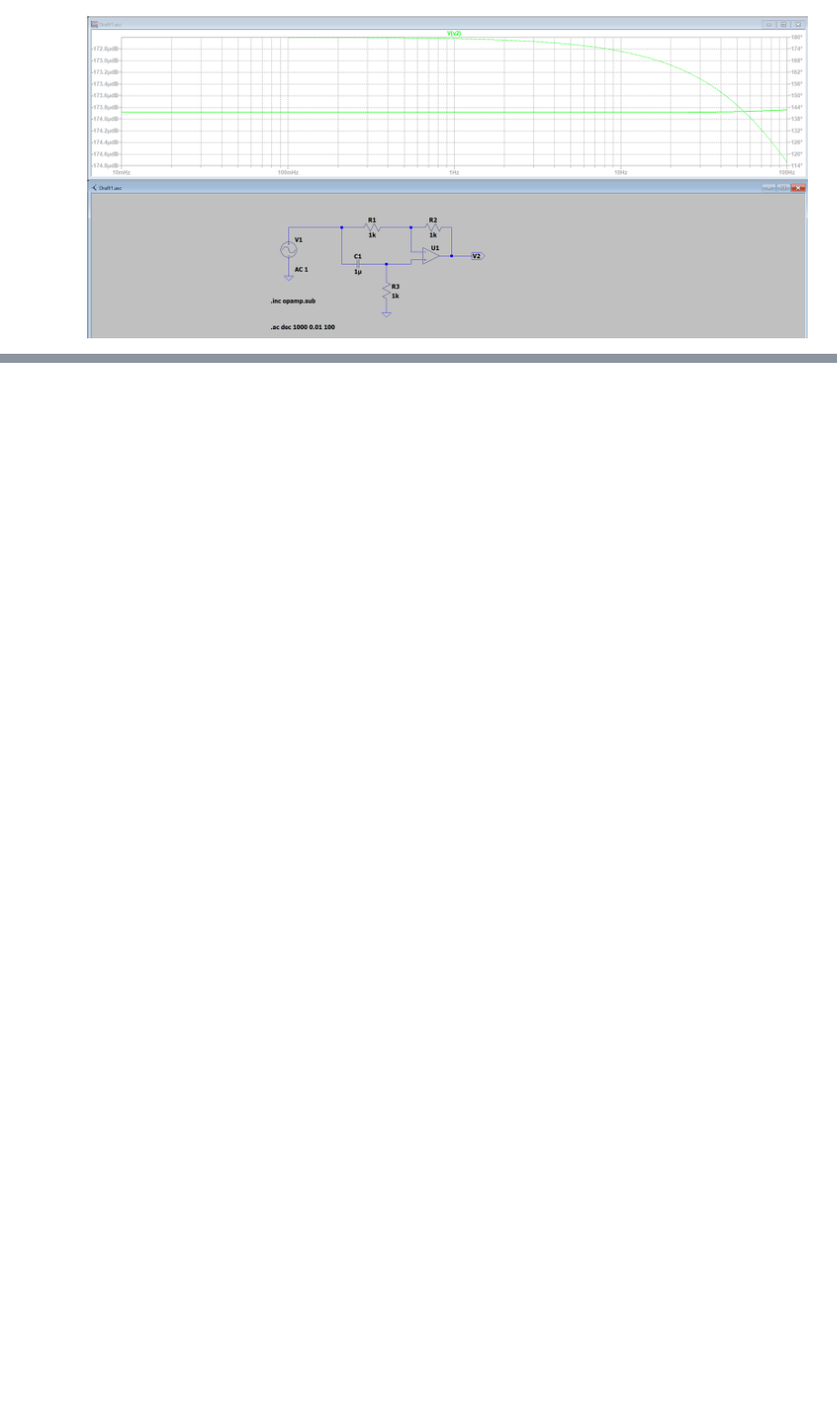
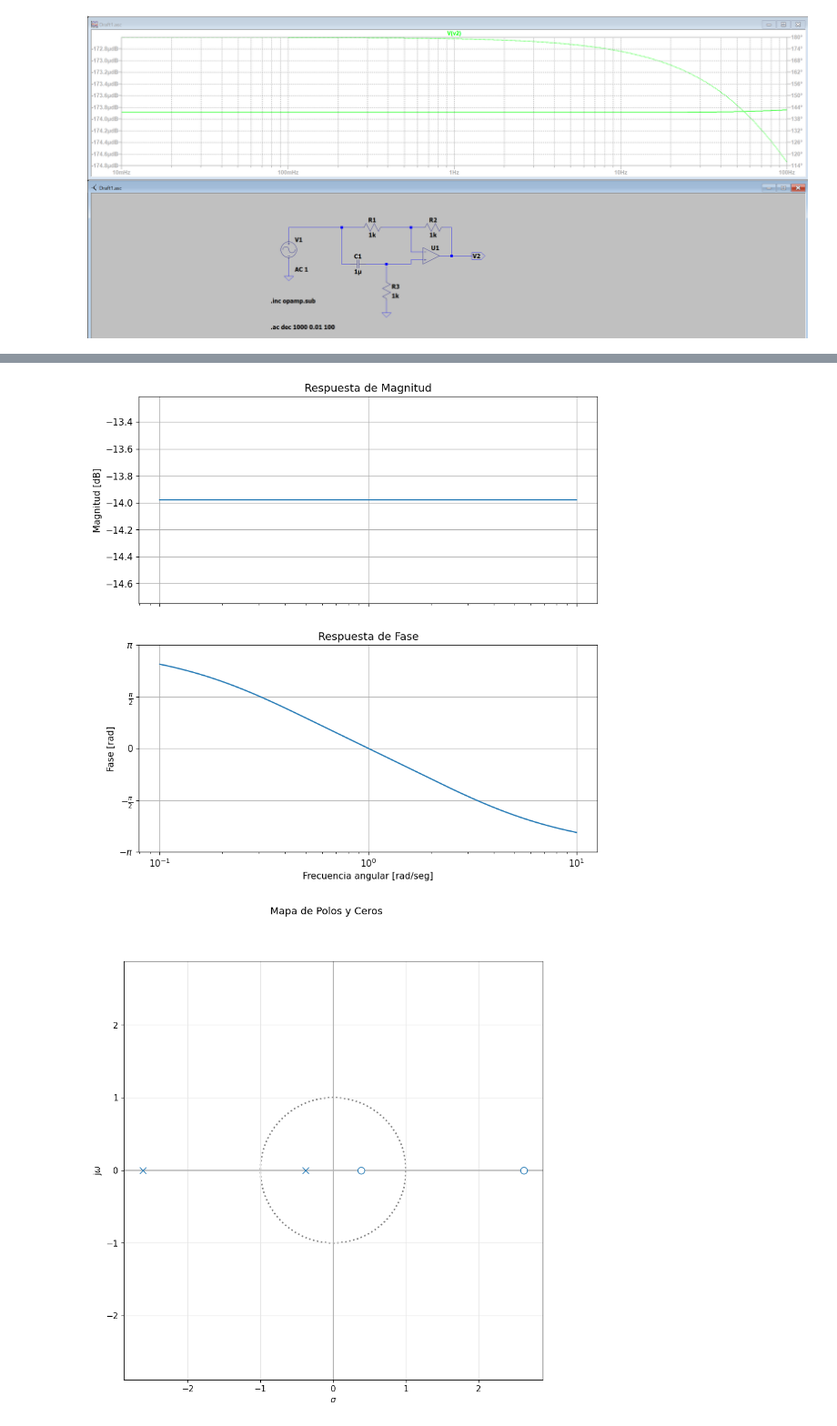
Before and after one commit to or-juan/TC2, a Jupyter notebook: TS0/Tarea_Semanal_0.ipynb, the cells around one changed output, grey strips where cells are left out. Shown at 91% size. Drawn from its saved outputs; the diff is of its cells as text; code cells hidden in the pictures; blank space fills up the shorter version.

```diff
--- a/TS0/Tarea_Semanal_0.ipynb
+++ b/TS0/Tarea_Semanal_0.ipynb
@@ -232,0 +374,28 @@ Ya con todo lo vito podemos decir que si $R1 = R2$ estamos ante una transferenci
+# %%
+# Cargamos la funcion transferencia como vectores de sus coeficientes.
+w0 = 1
+Q = 1/3
+k = - 1/5
+
+num = np.array([ k,-k * w0/Q, k * w0**2])
+den = np.array([ 1, w0/Q, w0**2])
+
+H1 = sig.TransferFunction( num, den )
+
+# Graficamos el diagrama de polos y ceros
+# Graficamos la respuesta en frecuencia para el modulo y la fase.
+
+_, axes_hdl = bodePlot(H1)
+
+# para que se vea como uno intuye el módulo. Probar comentar las siguientes 2 líneas
+plt.sca(axes_hdl[0])
+#plt.ylim([-1,1])
+
+plt.gca
+
+pzmap(H1)
+
+plt.show()
+# %% [output]
+[figure, added]
+[figure, added]
```
Also changed, not shown: parts of 13 cells of this notebook, 3 other files.
